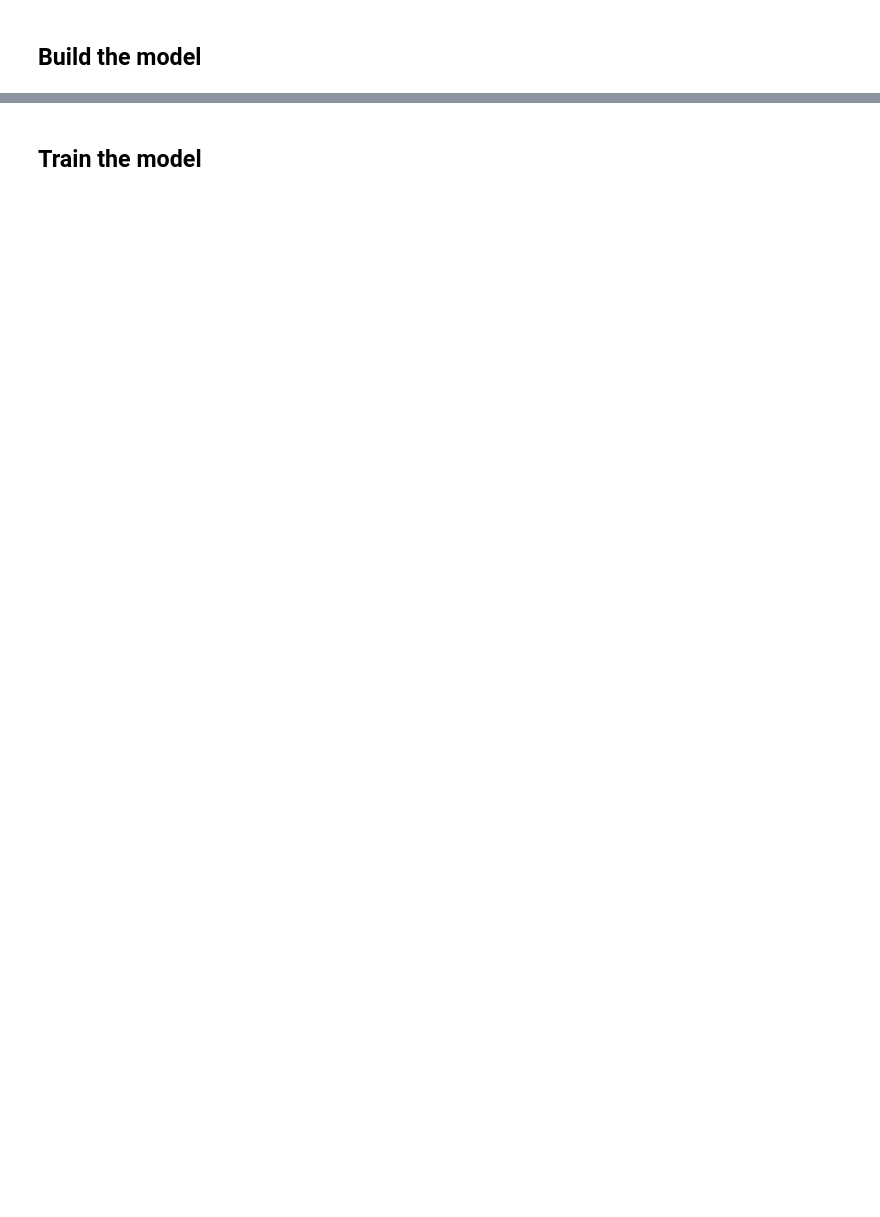
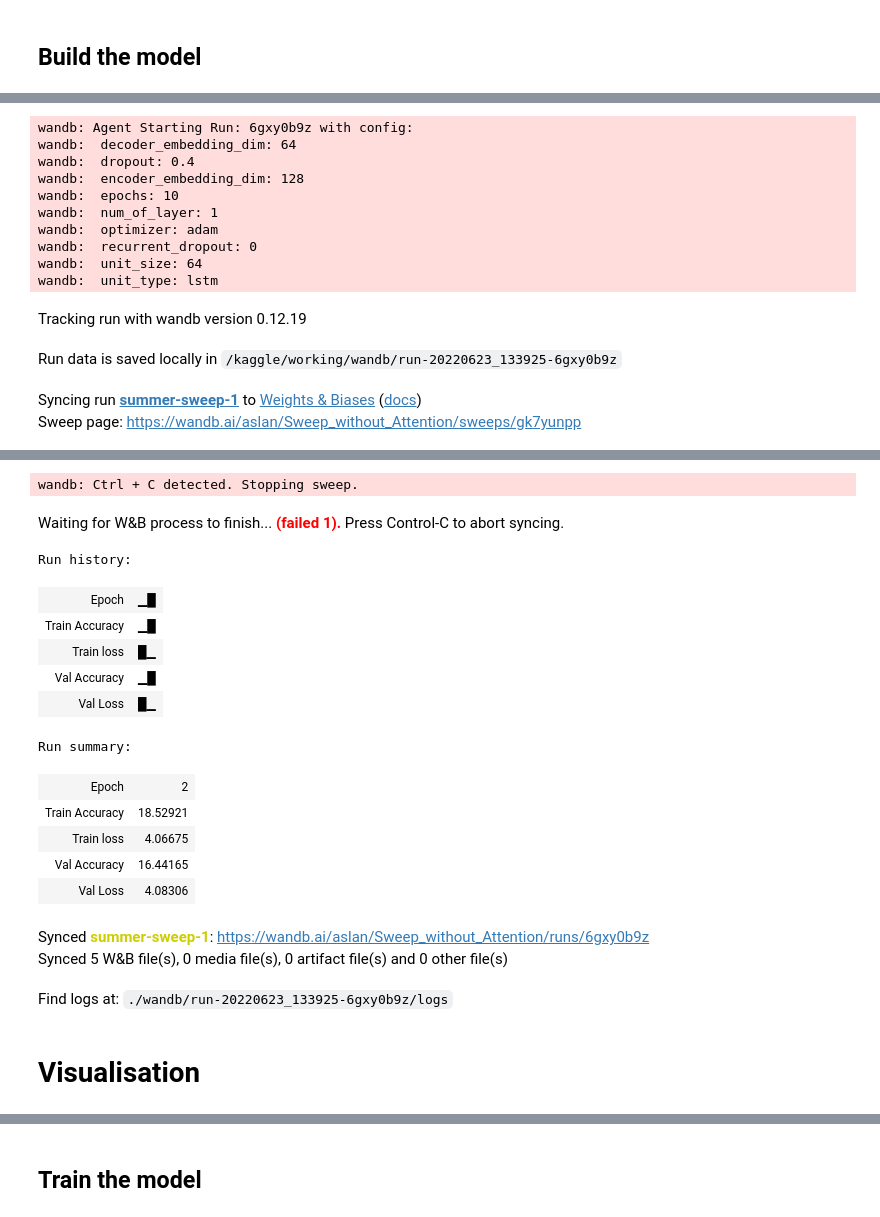
Before and after one commit to AslanDevbrat/Seq2Seq, a Jupyter notebook: seq2seq.ipynb, the cells around one changed output, grey strips where cells are left out. Cells and saved outputs as stored; diff of their text form; code cells hidden in the pictures; blank space fills up the shorter version.

```diff
--- a/seq2seq.ipynb
+++ b/seq2seq.ipynb
@@ -236,0 +735,12 @@ for i, (input_text, target_text) in enumerate(zip(validation_input,validation_ta
+# %%
+checkpoint_dir = './training_checkpoints'
+checkpoint_prefix = os.path.join(checkpoint_dir, "ckpt")
+checkpoint = tf.train.Checkpoint(optimizer=optimizer,
+                                 encoder=s2s.encoder,
+                                 decoder=s2s.dec,
+                                 )
+# %%
+tf.config.run_functions_eagerly(False)
+s2s.fit(train_dataset, val_dataset, 30, loss_function, optimizer, checkpoint , metric =  tf.keras.metrics.SparseCategoricalAccuracy())
+#beam_search = BeamSearch(3)
+#beam_search.on_epoch_end()
@@ -236,0 +818,2 @@ for i, (input_text, target_text) in enumerate(zip(validation_input,validation_ta
+# %%
+sweep_id = wandb.sweep(sweep_config, project="Sweep_without_Attention")
@@ -236,0 +823,47 @@ for i, (input_text, target_text) in enumerate(zip(validation_input,validation_ta
+# %%
+checkpoint_dir = './training_checkpoints'
+checkpoint_prefix = os.path.join(checkpoint_dir, "ckpt")
+# %%
+
+def train(config = None):
+  with wandb.init(config=config):
+    config = wandb.config
+    #print(config)
+    s2s = Seq2Seq(num_encoder_tokens,num_decoder_tokens,config.encoder_embedding_dim, config.decoder_embedding_dim, config.unit_size, config.num_of_layer,config.unit_type , batch_size, config.dropout,config.recurrent_dropout, attention_type = None)
+    if config.optimizer == "adm":
+        optimizer = tf.keras.optimizers.Adam()
+    else:
+        optimizer = tf.keras.optimizers.RMSprop()
+    checkpoint_dir = './training_checkpoints'
+    checkpoint_prefix = os.path.join(checkpoint_dir, "ckpt")
+    checkpoint = tf.train.Checkpoint(optimizer=optimizer,
+                                 encoder=s2s.encoder,
+                                 decoder=s2s.dec,
+                                 )
+
+    # seq2seq.compile(optimizer=config.optimizer, loss="categorical_crossentropy", metrics=["accuracy",])
+    s2s.fit(
+        train_dataset,
+        val_dataset,
+        config.epochs,
+        loss_function,
+        optimizer,
+        checkpoint,
+        metric = tf.keras.metrics.SparseCategoricalAccuracy()
+        )
+wandb.agent(sweep_id, train)
+# %% [output]
+wandb: Agent Starting Run: 6gxy0b9z with config:
+wandb:  decoder_embedding_dim: 64
+wandb:  dropout: 0.4
+wandb:  encoder_embedding_dim: 128
+wandb:  epochs: 10
+wandb:  num_of_layer: 1
+wandb:  optimizer: adam
+wandb:  recurrent_dropout: 0
+wandb:  unit_size: 64
+wandb:  unit_type: lstm
+Tracking run with wandb version 0.12.19
+Run data is saved locally in /kaggle/working/wandb/run-20220623_133925-6gxy0b9z
+Syncing run summer-sweep-1 to Weights & Biases (docs)
+Sweep page: https://wandb.ai/aslan/Sweep_without_Attention/sweeps/gk7yunpp
@@ -236,0 +887,17 @@ for i, (input_text, target_text) in enumerate(zip(validation_input,validation_ta
+wandb: Ctrl + C detected. Stopping sweep.
+Waiting for W&B process to finish... (failed 1). Press Control-C to abort syncing.
+Run history:
+| Epoch | ▁█ |
+| Train Accuracy | ▁█ |
+| Train loss | █▁ |
+| Val Accuracy | ▁█ |
+| Val Loss | █▁ |
+Run summary:
+| Epoch | 2 |
+| Train Accuracy | 18.52921 |
+| Train loss | 4.06675 |
+| Val Accuracy | 16.44165 |
+| Val Loss | 4.08306 |
+Synced summer-sweep-1: https://wandb.ai/aslan/Sweep_without_Attention/runs/6gxy0b9z
+Synced 5 W&B file(s), 0 media file(s), 0 artifact file(s) and 0 other file(s)
+Find logs at: ./wandb/run-20220623_133925-6gxy0b9z/logs
@@ -236,0 +906,2 @@ for i, (input_text, target_text) in enumerate(zip(validation_input,validation_ta
+# %% [markdown]
+# Visualisation
```
Also changed, not shown: parts of 82 cells of this notebook.
